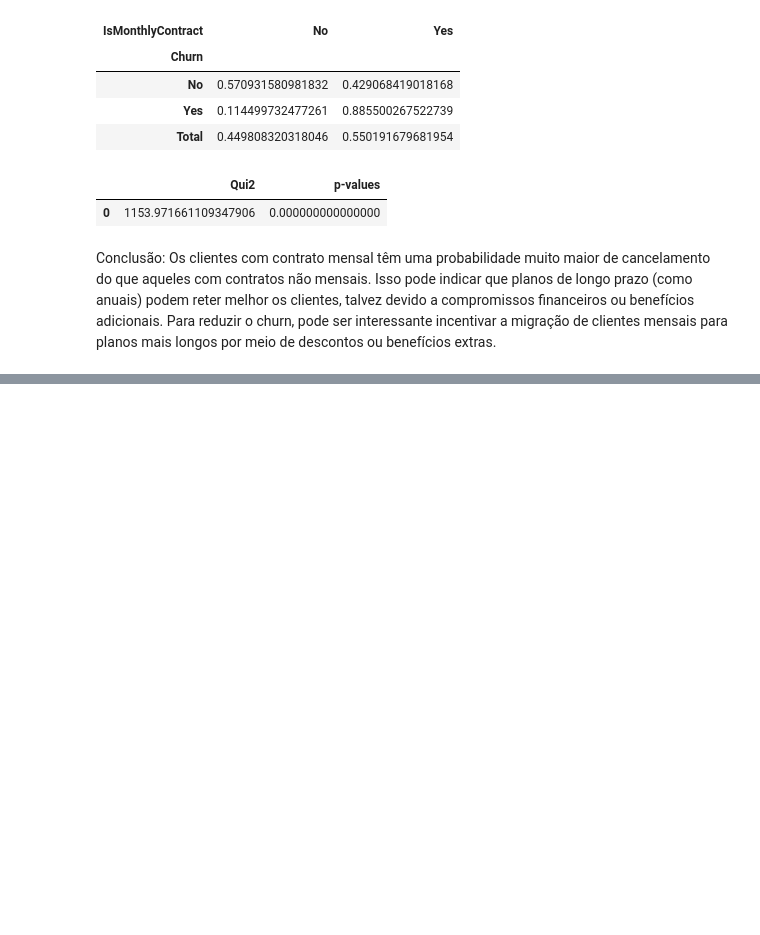
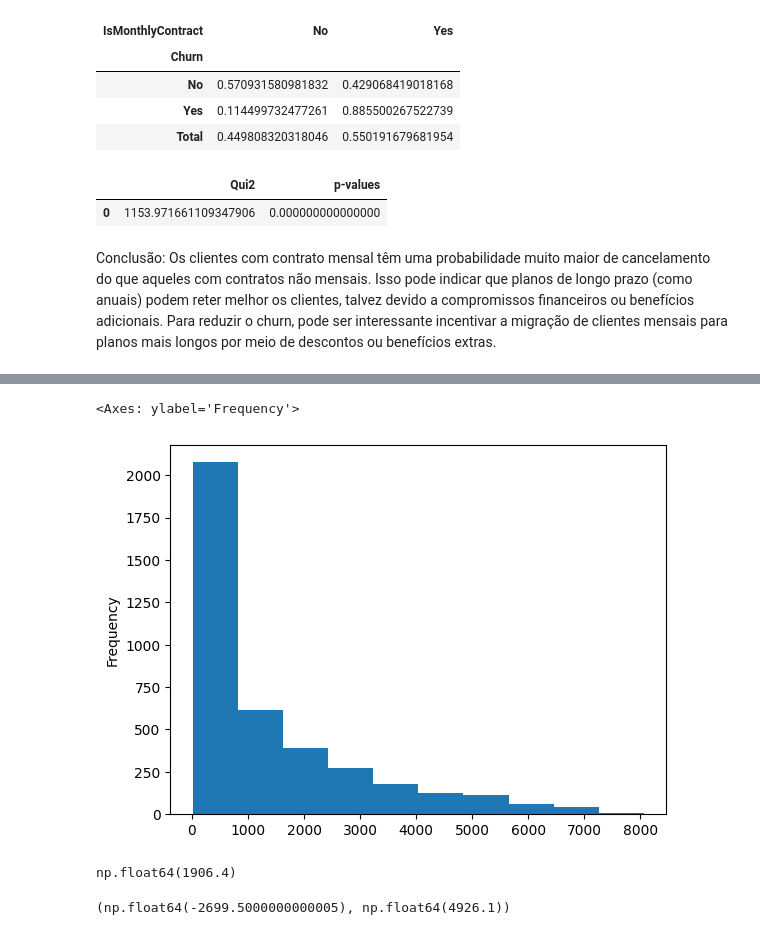
Before and after one commit to ThauanyAA/eda, a Jupyter notebook: eda_churn.ipynb, the cells around one changed output, grey strips where cells are left out. Saved outputs shown, nothing was run; the diff lists cells and outputs as text; code cells hidden in the pictures; blank space fills up the shorter version.

```diff
--- a/eda_churn.ipynb
+++ b/eda_churn.ipynb
@@ -1003,0 +1061,23 @@ Os clientes com contrato mensal têm uma probabilidade muito maior de cancelamen
+# %%
+# Histograma = checar visulamente se os dados seguem uma distribuição normal
+df_churn_month.TotalCharges.plot.hist()
+# %% [output]
+<Axes: ylabel='Frequency'>
+[figure, added]
+# %%
+# Método de Tukey - IQR (Distribuição não normal)
+# IQR - Range Interquatil
+# IQR = 3o quartil - 1o quartil
+q1_TotalCharges_month = df_churn_month.TotalCharges.quantile(0.25)
+q3_TotalCharges_month = df_churn_month.TotalCharges.quantile(0.75)
+iqr_TotalCharges_month = q3_TotalCharges_month - q1_TotalCharges_month
+iqr_TotalCharges_month
+# %% [output]
+np.float64(1906.4)
+# %%
+# Limites Inferior e Superior
+limInf_TotalCharges_month = q1_TotalCharges_month - (1.5 * iqr_TotalCharges_month)
+limSup_TotalCharges_month = q3_TotalCharges_month + (1.5 * iqr_TotalCharges_month)
+limInf_TotalCharges_month, limSup_TotalCharges_month
+# %% [output]
+(np.float64(-2699.5000000000005), np.float64(4926.1))
```
Also changed, not shown: parts of 11 cells of this notebook.
